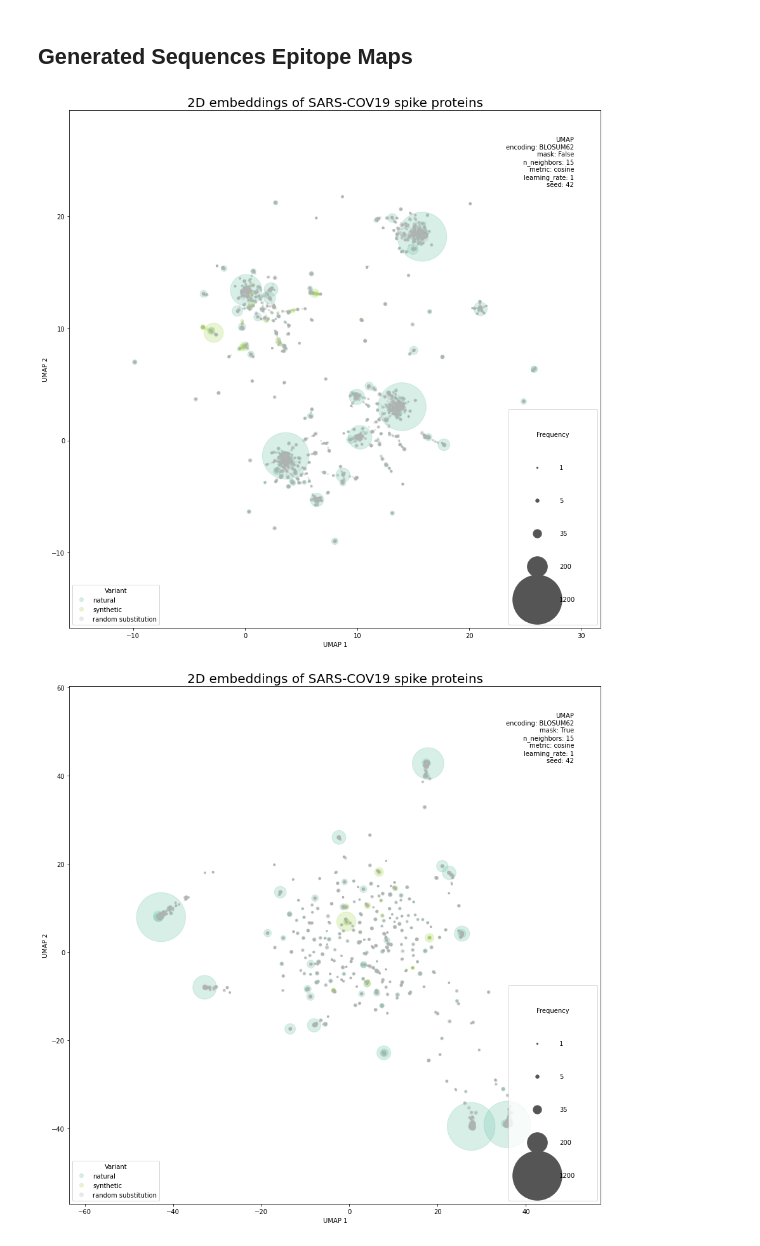
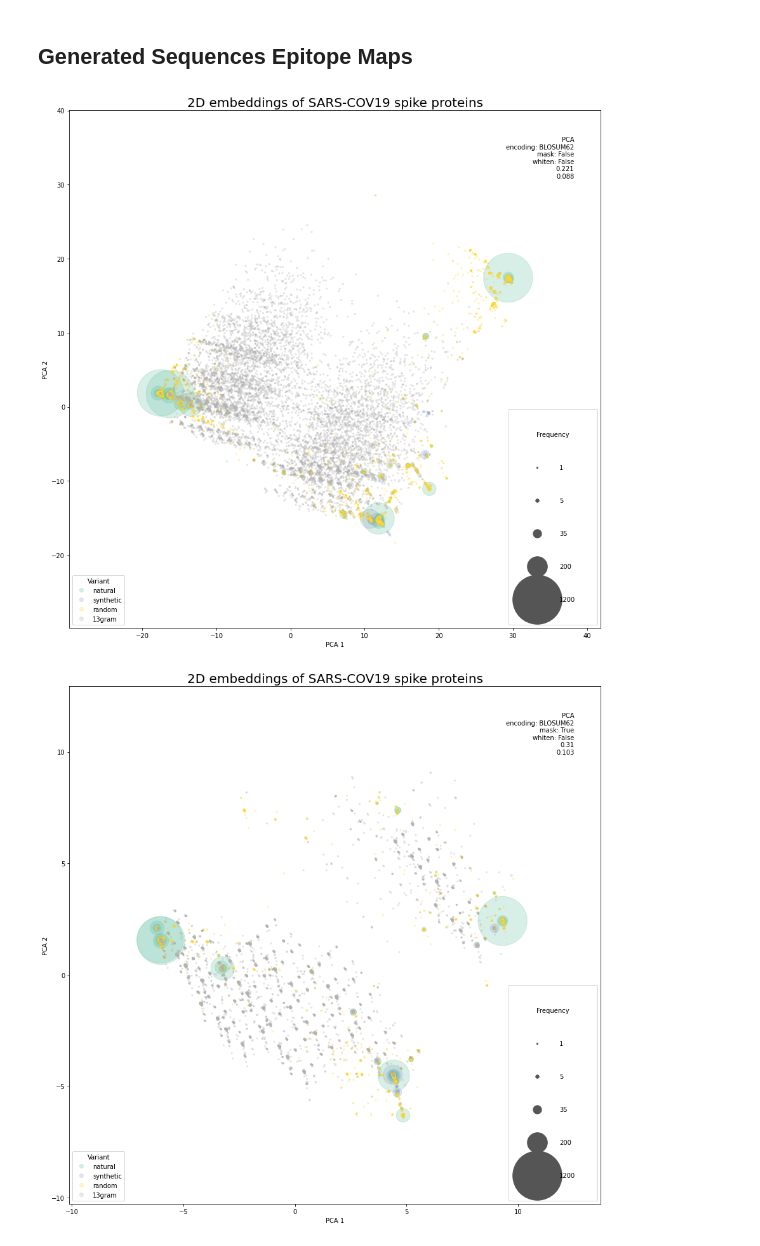
Before and after one commit to dominicp6/VAE-SpikeProtein-Generation, a Jupyter notebook: visualisation/2D_protein_map.ipynb, the cells around one changed output. Saved outputs shown, nothing was run; the diff lists cells and outputs as text; code cells hidden in the pictures.

```diff
--- a/visualisation/2D_protein_map.ipynb
+++ b/visualisation/2D_protein_map.ipynb
@@ -175,18 +169,18 @@ print(explained_variance)
 # %%
 data_dir = "../data/spike_protein_sequences/"
 
-embedder = ProteinSequenceEmbedder(encoding_type='BLOSUM62', embedding_type='UMAP')
+embedder = ProteinSequenceEmbedder(encoding_type='BLOSUM62', embedding_type='PCA')
 
 # without mask
-embedder.generate_embedding_map(infile='combined,randSub.fasta', marker_size=5, descriptor_number=2)
+embedder.generate_embedding_map(infile='combined,13,randSub.fasta', marker_size=5, descriptor_number=2)
 
 mask, reference_seq = get_epitope_mask(fasta_file='reference_spike.fasta',
                                        dssp_file='reference_spike.dssp',
                                        data_directory='../data/spike_protein_pdb/',
                                        aligned_file='../data/spike_protein_sequences/1_in_500_cleaned_aligned.afa')
 
 # with mask
-embedder.generate_embedding_map(infile='combined,randSub.fasta', marker_size=5, mask=mask, descriptor_number=2)
+embedder.generate_embedding_map(infile='combined,13,randSub.fasta', marker_size=5, mask=mask, descriptor_number=2)
 # %% [output]
-[figure, old version]
+[figure, new version]
-[figure, old version]
+[figure, new version]
```
Also changed, not shown: parts of 2 cells of this notebook, 5 other files.
